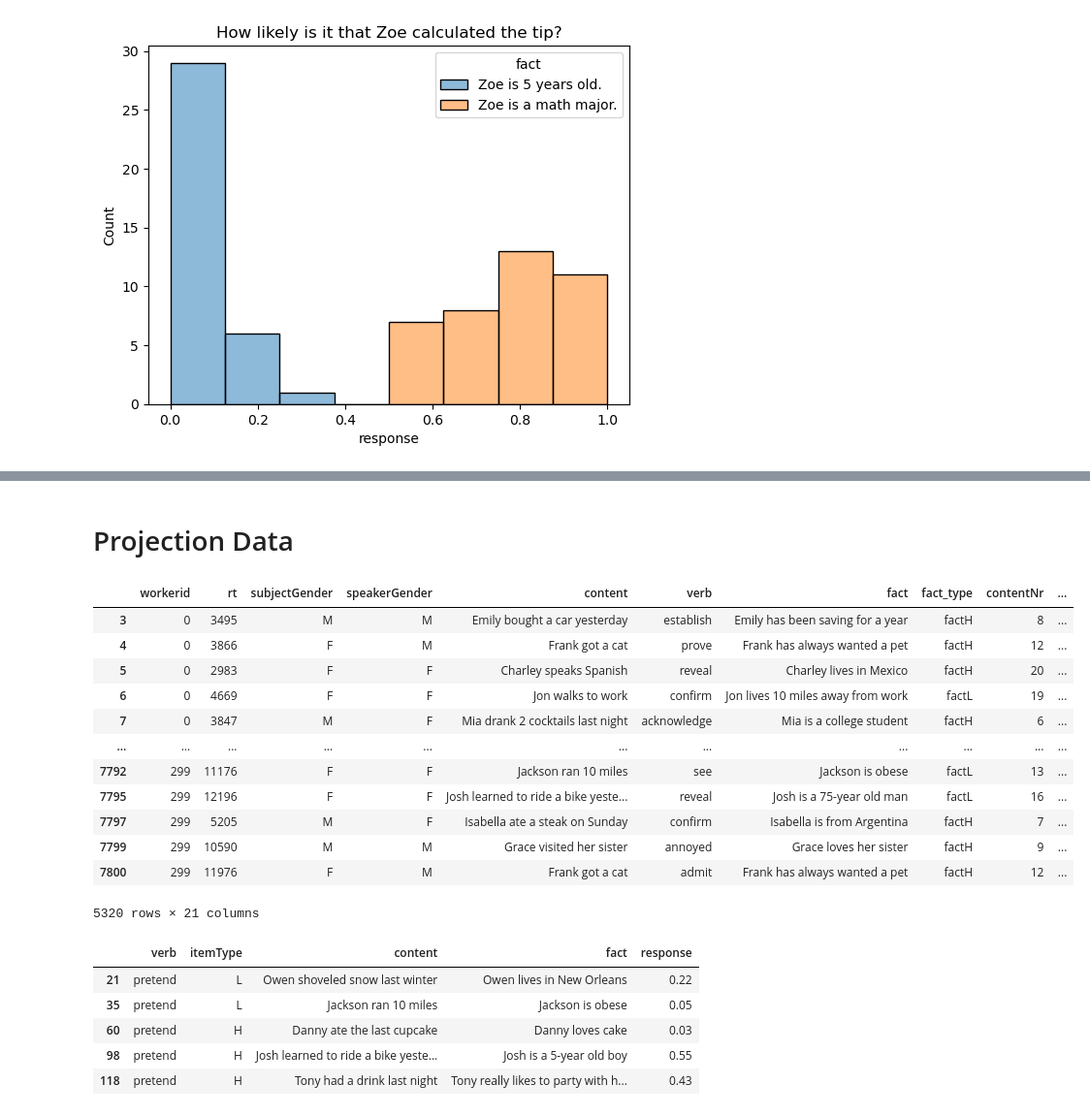
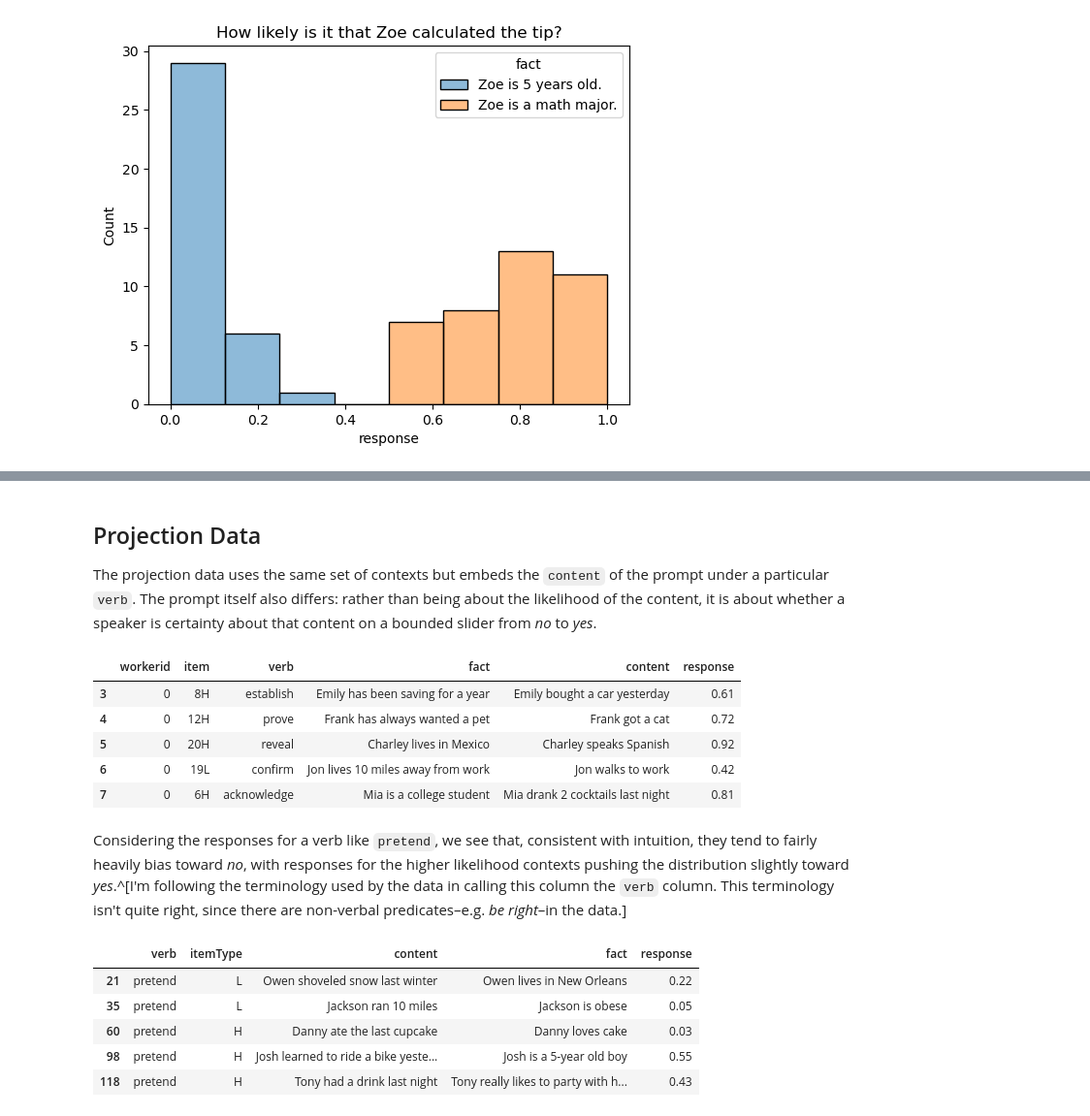
Before and after one commit to aaronstevenwhite/representation-learning-course, a Jupyter notebook: projective-content/model-definition.ipynb, the cells around one changed output, grey strips where cells are left out. Shown: that part at 97% size. Cells and saved outputs as stored; diff of their text form; code cells hidden in the pictures.

```diff
--- a/projective-content/model-definition.ipynb
+++ b/projective-content/model-definition.ipynb
@@ -96,8 +202,16 @@ import rpy2
 # %% [markdown]
-# Projection Data
+## Projection Data
+
+The projection data uses the same set of contexts but embeds the `content` of the prompt under a particular `verb`. The prompt itself also differs: rather than being about the likelihood of the content, it is about whether a speaker is certainty about that content on a bounded slider from *no* to *yes*.
 # %%
-def load_projection_data(fname: str) -> pd.DataFrame:
-    data = pd.read_csv(fname, index_col=0).drop(columns="comments")
+#| code-fold: true
+#| code-summary: "Load the norming data"
+
+def load_projection_data(fname: str) -> DataFrame:
+    data = read_csv(fname, index_col=0)
+
+    if "comments" in data.columns:
+        data = data.drop(columns="comments")
 
     data = data[data.trigger_class != "control"]
 
@@ -105,28 +219,23 @@ def load_projection_data(fname: str) -> pd.DataFrame:
     data["item"] = data.contentNr.astype(str) + data.fact_type.str.replace("fact", "")
 
     return data
+
+data_projection = load_projection_data(
+    os.path.join(
+        data_dir,
+        "projective-probability/results/3-projectivity/data/cd.csv"
+    )
+)
 # %%
-data_projection = load_projection_data(
-    os.path.join(
-        data_dir,
-        "projective-probability/results/3-projectivity/data/cd.csv"
-    )
-)
-
-data_projection
+data_projection[["workerid", "itemType", "verb", "fact", "content", "response"]].head()
 # %% [output]
-|  | workerid | rt | subjectGender | speakerGender | content | verb | fact | fact_type | contentNr | ... |
-| 3 | 0 | 3495 | M | M | Emily bought a car yesterday | establish | Emily has been saving for a year | factH | 8 | ... |
-| 4 | 0 | 3866 | F | M | Frank got a cat | prove | Frank has always wanted a pet | factH | 12 | ... |
-| 5 | 0 | 2983 | F | F | Charley speaks Spanish | reveal | Charley lives in Mexico | factH | 20 | ... |
-| 6 | 0 | 4669 | F | F | Jon walks to work | confirm | Jon lives 10 miles away from work | factL | 19 | ... |
-| 7 | 0 | 3847 | M | F | Mia drank 2 cocktails last night | acknowledge | Mia is a college student | factH | 6 | ... |
-| ... | ... | ... | ... | ... | ... | ... | ... | ... | ... | ... |
-| 7792 | 299 | 11176 | F | F | Jackson ran 10 miles | see | Jackson is obese | factL | 13 | ... |
-| 7795 | 299 | 12196 | F | F | Josh learned to ride a bike yeste... | reveal | Josh is a 75-year old man | factL | 16 | ... |
-| 7797 | 299 | 5205 | M | F | Isabella ate a steak on Sunday | confirm | Isabella is from Argentina | factH | 7 | ... |
-| 7799 | 299 | 10590 | M | M | Grace visited her sister | annoyed | Grace loves her sister | factH | 9 | ... |
-| 7800 | 299 | 11976 | F | M | Frank got a cat | admit | Frank has always wanted a pet | factH | 12 | ... |
+|  | workerid | item | verb | fact | content | response |
+| 3 | 0 | 8H | establish | Emily has been saving for a year | Emily bought a car yesterday | 0.61 |
+| 4 | 0 | 12H | prove | Frank has always wanted a pet | Frank got a cat | 0.72 |
+| 5 | 0 | 20H | reveal | Charley lives in Mexico | Charley speaks Spanish | 0.92 |
+| 6 | 0 | 19L | confirm | Jon lives 10 miles away from work | Jon walks to work | 0.42 |
+| 7 | 0 | 6H | acknowledge | Mia is a college student | Mia drank 2 cocktails last night | 0.81 |
-5320 rows × 21 columns
+# %% [markdown]
+Considering the responses for a verb like `pretend`, we see that, consistent with intuition, they tend to fairly heavily bias toward *no*, with responses for the higher likelihood contexts pushing the distribution slightly toward *yes*.^[I'm following the terminology used by the data in calling this column the `verb` column. This terminology isn't quite right, since there are non-verbal predicates–e.g. *be right*–in the data.]
 # %%
 data_projection_pretend = data_projection.query("verb == 'pretend'")
```
Also changed, not shown: parts of 42 cells of this notebook, 55 other files.
